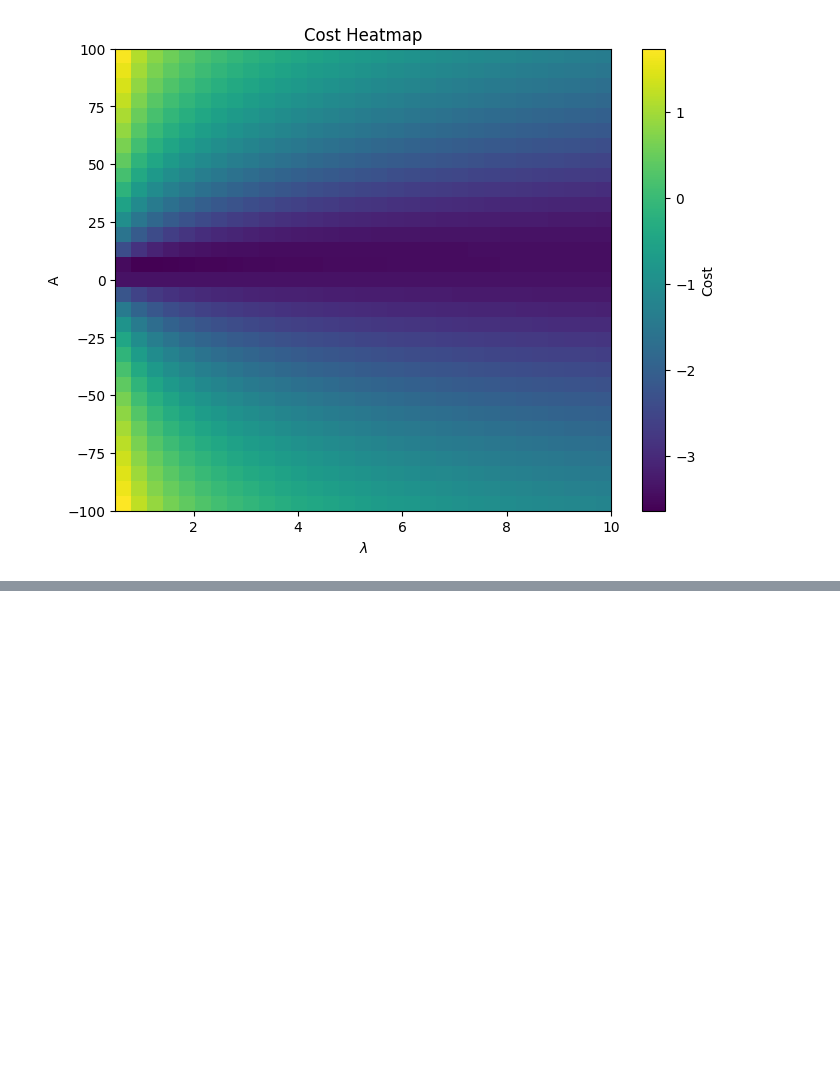
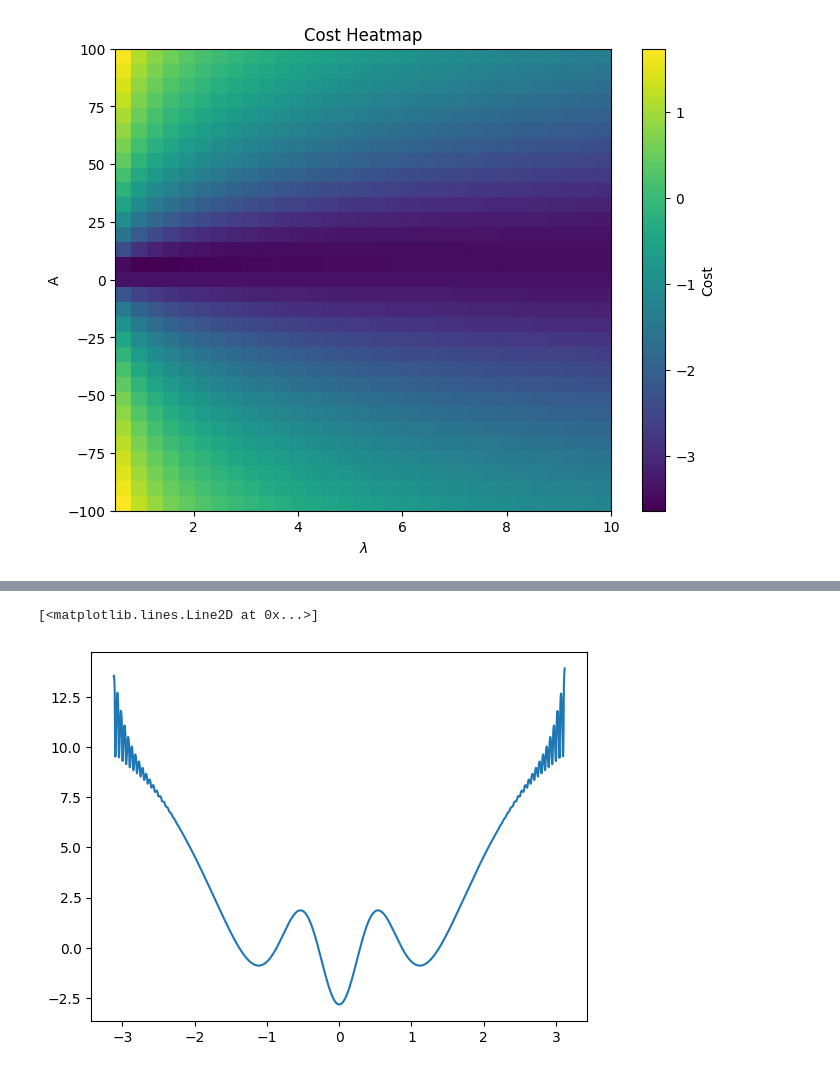
Before and after one commit to lucasmoschen/spectral-fp-opt-control, a Jupyter notebook: notebooks/optimal_control_problem.ipynb, the cells around one changed output, grey strips where cells are left out. Saved outputs shown, nothing was run; the diff lists cells and outputs as text; code cells hidden in the pictures; blank space fills up the shorter version.

```diff
--- a/notebooks/optimal_control_problem.ipynb
+++ b/notebooks/optimal_control_problem.ipynb
@@ -746,0 +793,6 @@ array([[0., 0., 0., 0., 1.],
+# %%
+cut = 550
+plt.plot(solver.x[cut:-cut], solver.eigfuncs[cut:-cut,6] / solver.eigfuncs[cut:-cut,0])
+# %% [output]
+[<matplotlib.lines.Line2D at 0x...>]
+[figure, added]
```
Also changed, not shown: parts of 10 cells of this notebook, 2 other files.
